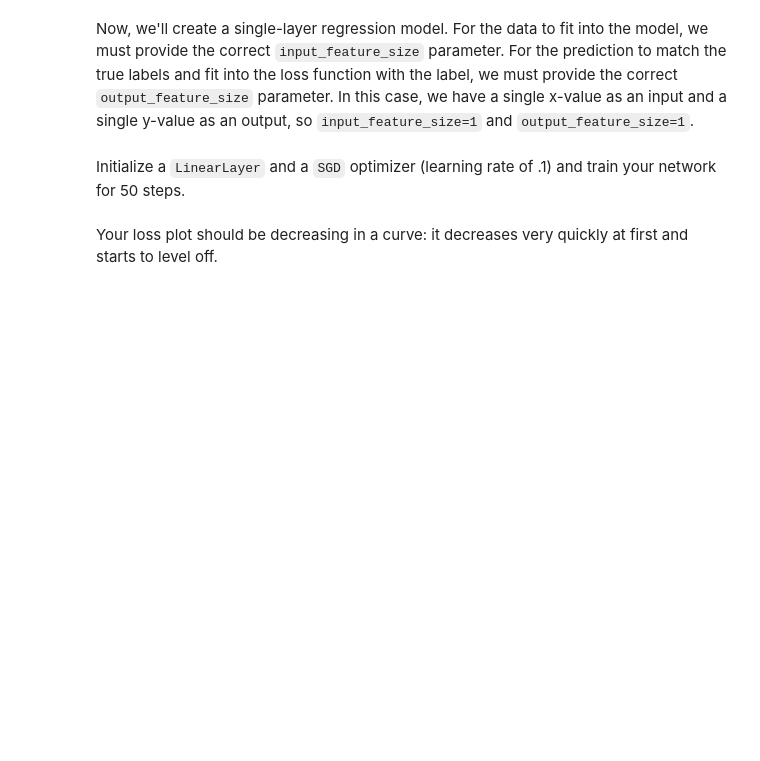
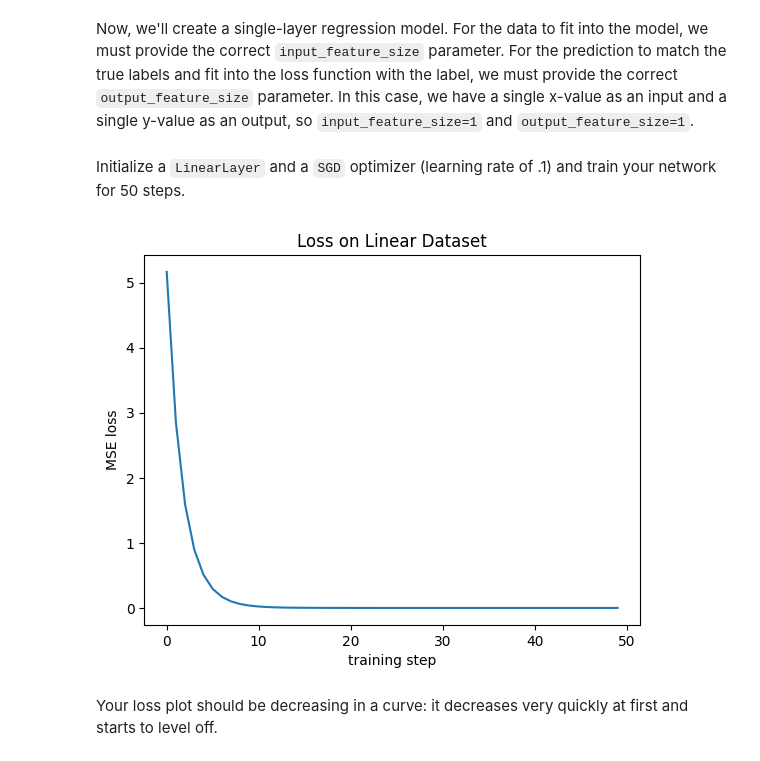
Before and after one commit to cal-jamo/cs474-deep-learning, a Jupyter notebook: lab2_modules_training.ipynb, the cells around one changed output. Saved outputs shown, nothing was run; the diff lists cells and outputs as text; code cells hidden in the pictures; blank space fills up the shorter version.

```diff
--- a/lab2_modules_training.ipynb
+++ b/lab2_modules_training.ipynb
@@ -260,10 +293,14 @@ You can find helpful resources and documentation on `nn.init.xavier_uniform_()`
 # %%
 class LinearLayer(nn.Module):
     def __init__(self, input_feature_size, output_feature_size):
-        pass
+        super().__init__()
+        self.weight = nn.Parameter(torch.empty((input_feature_size, output_feature_size)))
+        nn.init.xavier_uniform_(self.weight)
+        self.bias = nn.Parameter(torch.empty((output_feature_size,)))
+        nn.init.uniform_(self.bias)
 
     def forward(self, x):
-        pass
+        return x @ self.weight + self.bias
 # %% [markdown]
 Execute the code below to assert that your functionality works correctly.
 # %%
@@ -294,22 +331,26 @@ Now that we have `LinearLayer` built, let's create an `SGD` optimizer that will
 class SGD:
     def __init__(self, parameters, lr):
         # TODO: Store the parameters. Note that parameters could either be a list of Tensors or a generator, so you should cast parameters as a list before setting it to self.parameters.
-        pass
+        self.parameters = list(parameters)
         # TODO: Store the learning rate.
-        pass
+        self.lr = lr
 
     def zero_grad(self):
         """
         To avoid gradients from accumulating let zero_grad() zero out all the gradients in self.parameters
         """
-        pass
+        for p in self.parameters:
+            if p.grad is not None:
+                p.grad.zero_()
 
     def step(self):
         """
         This is where you will take you gradient steps for each of your parameters.
         Remember to use '.data', subtract the gradients, and use your learning rate
         """
-        pass
+        for p in self.parameters:
+            if p.grad is not None:
+                p.data -= self.lr * p.grad
 # %% [markdown]
 Execute the cell below to test that your implementation works correctly.
 # %%
@@ -342,7 +383,7 @@ Do **not** use a for loop in your implementation, use `torch.mean()` instead.
 You can use `nn.functional.mse_loss()` to validate your implementation works.
 # %%
 def mse_loss(y_hat, y):
-    pass
+    return nn.functional.mse_loss(y_hat, y)
 # %% [markdown]
 Now that we have the necessary components to learn linear regression, let's generate some data.
 # %%
@@ -367,21 +412,38 @@ There are two things to note:
 # %%
 def train(network, optimizer, x, y, training_steps):
     # TODO: Implement training loop
-    pass
+    losses = []
+    for _ in range(training_steps):
+        y_hat = network(x)
+        L = mse_loss(y_hat, y)
+        losses.append(L.item())
+        L.backward()
+        optimizer.step()
+        optimizer.zero_grad()
+    return losses
 # %% [markdown]
 Now, we'll create a single-layer regression model. For the data to fit into the model, we must provide the correct `input_feature_size` parameter. For the prediction to match the true labels and fit into the loss function with the label, we must provide the correct `output_feature_size` parameter. In this case, we have a single x-value as an input and a single y-value as an output, so `input_feature_size=1` and `output_feature_size=1`.
 # %% [markdown]
 Initialize a `LinearLayer` and a `SGD` optimizer (learning rate of .1) and train your network for 50 steps.
 # %%
 # TODO: Initialize a LinearLayer
-linear_network = None
+linear_network = LinearLayer(1,1)
+linear_network = linear_network.to(device)
 
 # TODO: Initialize an SGD Optimizer with a learning rate of .1
+optimizer = SGD(linear_network.parameters(), .1)
+
+# Move input and target tensors to the same device as the network
+linear_x = linear_x.to(device)
+linear_y = linear_y.to(device)
 
 # TODO: Train linear_network for 50 steps using your train function, store your training losses in `train_losses` for plotting
-train_losses = None
+train_losses = train(linear_network, optimizer, linear_x, linear_y, 50)
 
+# Plot your losses
 plot_loss(train_losses, title="Loss on Linear Dataset")
+# %% [output]
+[figure, added]
 # %% [markdown]
 Your loss plot should be decreasing in a curve: it decreases very quickly at first and starts to level off.
 # %%
```
Also changed, not shown: parts of 23 cells of this notebook.
